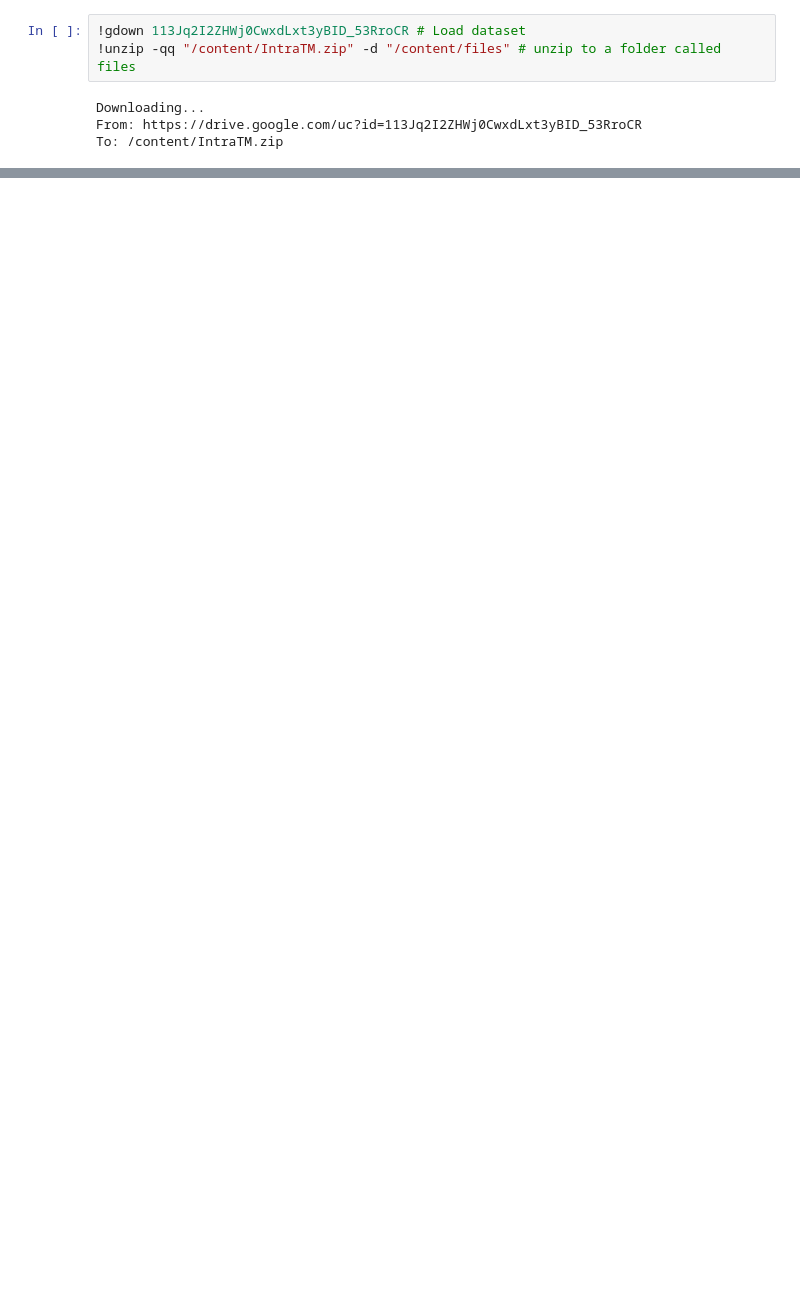
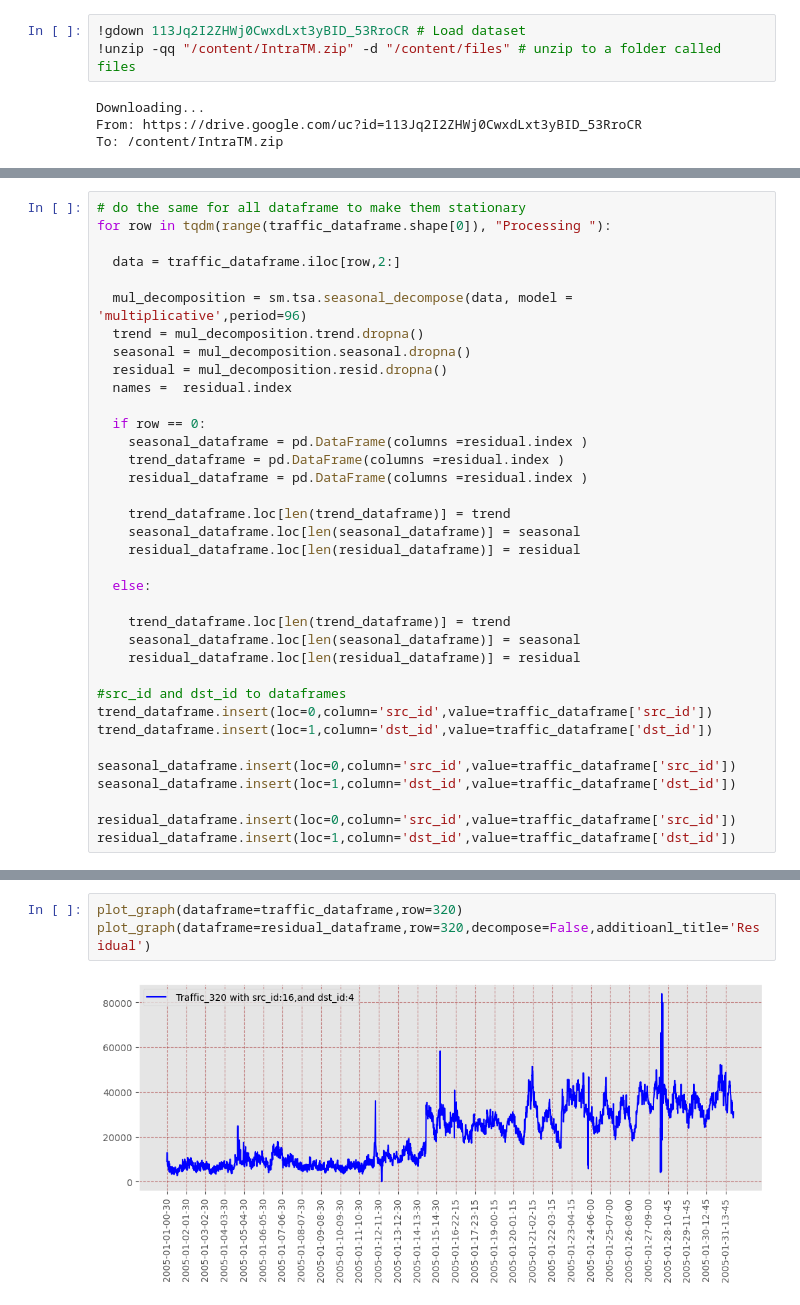
Before and after one commit to Mohammad-Amirifard/Traffic-forecasting, a Jupyter notebook: Notebooks/EDA_traffic.ipynb, the cells around one changed output, grey strips where cells are left out. Cells and saved outputs as stored; diff of their text form; blank space fills up the shorter version.

```diff
--- a/Notebooks/EDA_traffic.ipynb
+++ b/Notebooks/EDA_traffic.ipynb
@@ -558,0 +627,36 @@ ValueError: freq T not understood. Please report if you think this is in error.
+# %%
+# do the same for all dataframe to make them stationary
+for row in tqdm(range(traffic_dataframe.shape[0]), "Processing "):
+
+  data = traffic_dataframe.iloc[row,2:]
+
+  mul_decomposition = sm.tsa.seasonal_decompose(data, model = 'multiplicative',period=96)
+  trend = mul_decomposition.trend.dropna()
+  seasonal = mul_decomposition.seasonal.dropna()
+  residual = mul_decomposition.resid.dropna()
+  names =  residual.index
+
+  if row == 0:
+    seasonal_dataframe = pd.DataFrame(columns =residual.index )
+    trend_dataframe = pd.DataFrame(columns =residual.index )
+    residual_dataframe = pd.DataFrame(columns =residual.index )
+
+    trend_dataframe.loc[len(trend_dataframe)] = trend
+    seasonal_dataframe.loc[len(seasonal_dataframe)] = seasonal
+    residual_dataframe.loc[len(residual_dataframe)] = residual
+
+  else:
+
+    trend_dataframe.loc[len(trend_dataframe)] = trend
+    seasonal_dataframe.loc[len(seasonal_dataframe)] = seasonal
+    residual_dataframe.loc[len(residual_dataframe)] = residual
+
+#src_id and dst_id to dataframes
+trend_dataframe.insert(loc=0,column='src_id',value=traffic_dataframe['src_id'])
+trend_dataframe.insert(loc=1,column='dst_id',value=traffic_dataframe['dst_id'])
+
+seasonal_dataframe.insert(loc=0,column='src_id',value=traffic_dataframe['src_id'])
+seasonal_dataframe.insert(loc=1,column='dst_id',value=traffic_dataframe['dst_id'])
+
+residual_dataframe.insert(loc=0,column='src_id',value=traffic_dataframe['src_id'])
+residual_dataframe.insert(loc=1,column='dst_id',value=traffic_dataframe['dst_id'])
@@ -558,0 +679,5 @@ ValueError: freq T not understood. Please report if you think this is in error.
+# %%
+plot_graph(dataframe=traffic_dataframe,row=320)
+plot_graph(dataframe=residual_dataframe,row=320,decompose=False,additioanl_title='Residual')
+# %% [output]
+[figure, added]
```
Also changed, not shown: parts of 80 cells of this notebook.
